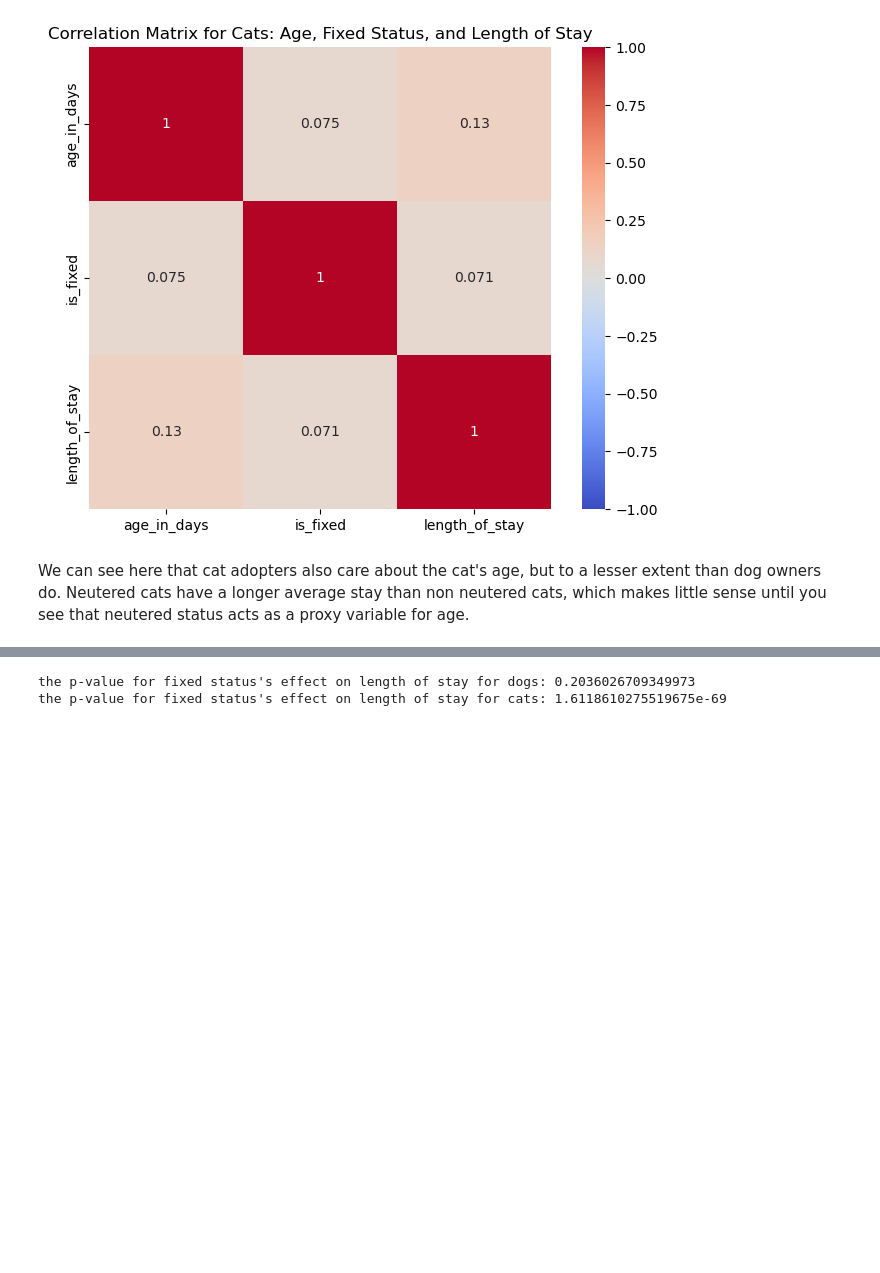
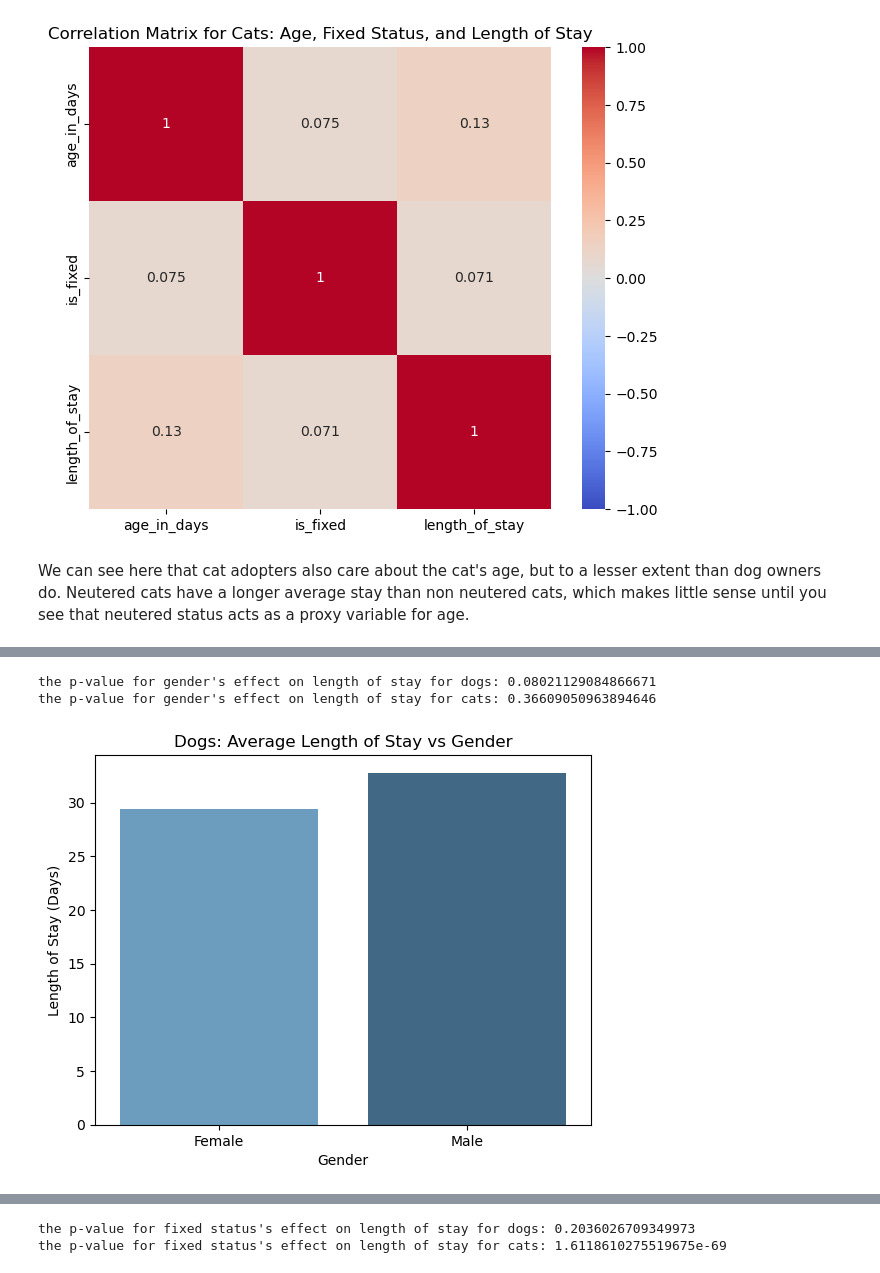
Before and after one commit to COGS108/Group072_WI26, a Jupyter notebook: 03-FinalProject.ipynb, the cells around one changed output, grey strips where cells are left out. Cells and saved outputs as stored; diff of their text form; code cells hidden in the pictures; blank space fills up the shorter version.

Commit message:
cleaned things up, added new eda for age, and updated gender eda

```diff
--- a/03-FinalProject.ipynb
+++ b/03-FinalProject.ipynb
@@ -188,0 +116,23 @@ df = pd.read_csv('data/02-processed/Austin Animal Center intakes and outakes 100
+# %%
+# New dataframe to check for adoption v. gender
+df_gender = df.loc[:, ['sex_upon_outcome', 'length_of_stay', 'outcome_animal_type']]
+# separate into male and female
+def get_gender(value):
+    if 'Male' in str(value):
+        return 'Male'
+    elif 'Female' in str(value):
+        return 'Female'
+    else:
+        return 'Unknown'
+
+# define adoption status
+def is_adopted(value):
+    return True if value == 'Adoption' else False
+df_gender['gender'] = df_gender['sex_upon_outcome'].apply(get_gender)
+
+# filter out 'unknown' gender
+df_gender = df_gender[df_gender['gender'] != 'Unknown']
+
+# separate datasets
+cat_data = df_gender[df_gender['outcome_animal_type'] == 'Cat']
+dog_data = df_gender[df_gender['outcome_animal_type'] == 'Dog']
@@ -221,23 +244,25 @@ df_gender = df_gender[df_gender['gender'] != 'Unknown']
 # %%
-# separate datasets
-cat_data = df_gender[df_gender['outcome_animal_type'] == 'Cat']
-dog_data = df_gender[df_gender['outcome_animal_type'] == 'Dog']
 # chi-square test to check for independence
 def run_chi2_test(data, animal_name):
     # Create contingency table
-    contingency_table = pd.crosstab(data['gender'], data['is_adopted'])
+    contingency_table = pd.crosstab(data['gender'], data['length_of_stay'])
     chi2, p, dof, ex = stats.chi2_contingency(contingency_table)
-    print(f"the p-value for gender's effect on adoption for {animal_name}s: {p}")
+    print(f"the p-value for gender's effect on length of stay for {animal_name}: {p}")
+
 run_chi2_test(dog_data, "dogs")
 run_chi2_test(cat_data, "cats")
+# %% [output]
+the p-value for gender's effect on length of stay for dogs: 0.08021129084866671
+the p-value for gender's effect on length of stay for cats: 0.36609050963894646
 # %%
 # Dog Adoption Rates
-dog_bar_data = dog_data[['gender', 'is_adopted']].groupby('gender').agg('mean').reset_index()
-sns.barplot(data=dog_bar_data, x='gender', y='is_adopted', palette='Blues_d')
-plt.title('Dogs: Adoption Rate vs Gender')
+dog_bar_data = dog_data[['gender', 'length_of_stay']].groupby('gender').agg('mean').reset_index()
+sns.barplot(data=dog_bar_data, x='gender', y='length_of_stay', hue='gender', palette='Blues_d', legend=False)
+plt.title('Dogs: Average Length of Stay vs Gender')
 plt.xlabel('Gender')
-plt.ylabel('Adoption Rate (Proportion)')
-plt.ylim(0, 1)
+plt.ylabel('Length of Stay (Days)')
 plt.show()
+# %% [output]
+[figure, added]
 # %%
 # Cat Adoption Rates
```
Also changed, not shown: parts of 50 cells of this notebook.
